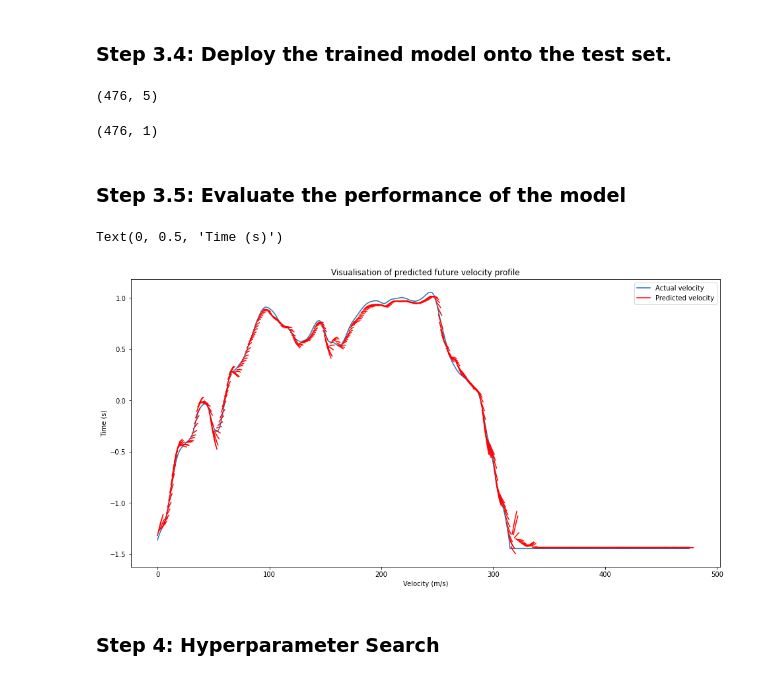
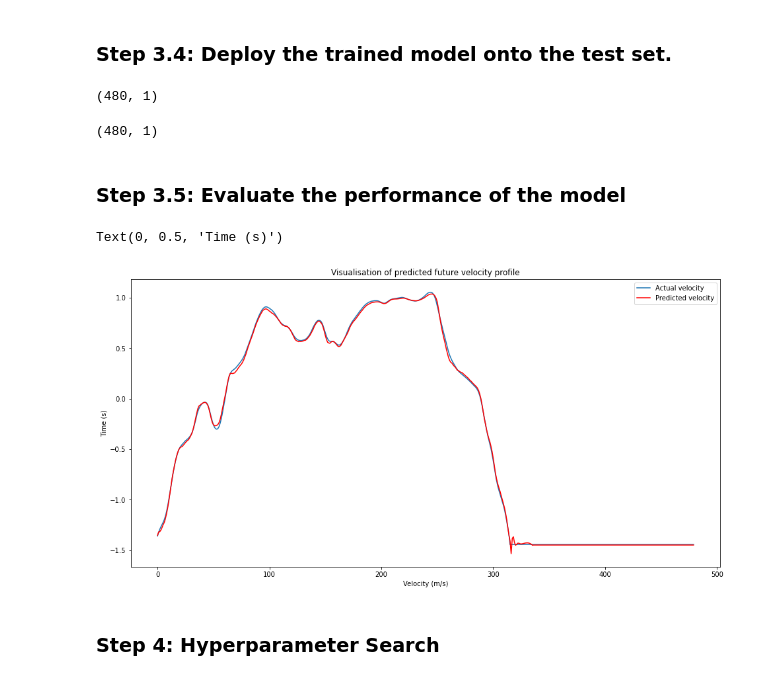
Before and after one commit to tsersiew/fyp_speed_predictor, a Jupyter notebook: LSTM.ipynb, the cells around one changed output. Cells and saved outputs as stored; diff of their text form; code cells hidden in the pictures.

```diff
--- a/LSTM.ipynb
+++ b/LSTM.ipynb
@@ -187,8 +187,8 @@ for df in dataset_test:
     df['D_z'] = scaler.fit_transform(df[['D_z']])
 
 # parameters h and f
-h = 10 # length of historical sequence
-f = 5 # length of forecast sequence
+h = 20 # length of historical sequence
+f = 1 # length of forecast sequence
 step = 1
 
 # create training set and test set
@@ -293,28 +295,29 @@ predictions = scaler.inverse_transform(predictions)
 # check
 print(predictions.shape)
 # %% [output]
-(476, 5)
+(480, 1)
 # %%
 y_test_scaled = scaler.inverse_transform(y_test.reshape(-1,1))
 
 #check
 print(y_test_scaled.shape)
 # %% [output]
-(476, 1)
+(480, 1)
 # %% [markdown]
 ### Step 3.5: Evaluate the performance of the model
 # %%
 fig, ax = plt.subplots(figsize=(16,8))
 ax.plot(y_test_scaled)
-for i in range(predictions.shape[0]):
-    plt.plot(range(i,i+f), predictions[i], color='red')
+plt.plot(predictions, color='red')
+# for i in range(predictions.shape[0]):
+#     plt.plot(range(i,i+f), predictions[i], color='red')
 plt.legend(['Actual velocity', 'Predicted velocity'])
 plt.title('Visualisation of predicted future velocity profile')
 plt.xlabel("Velocity (m/s)")
 plt.ylabel("Time (s)")
 # %% [output]
 Text(0, 0.5, 'Time (s)')
-[figure, old version]
+[figure, new version]
 # %% [markdown]
 ### Step 4: Hyperparameter Search
 # %%
```
Also changed, not shown: parts of 3 cells of this notebook, 3 other files.
